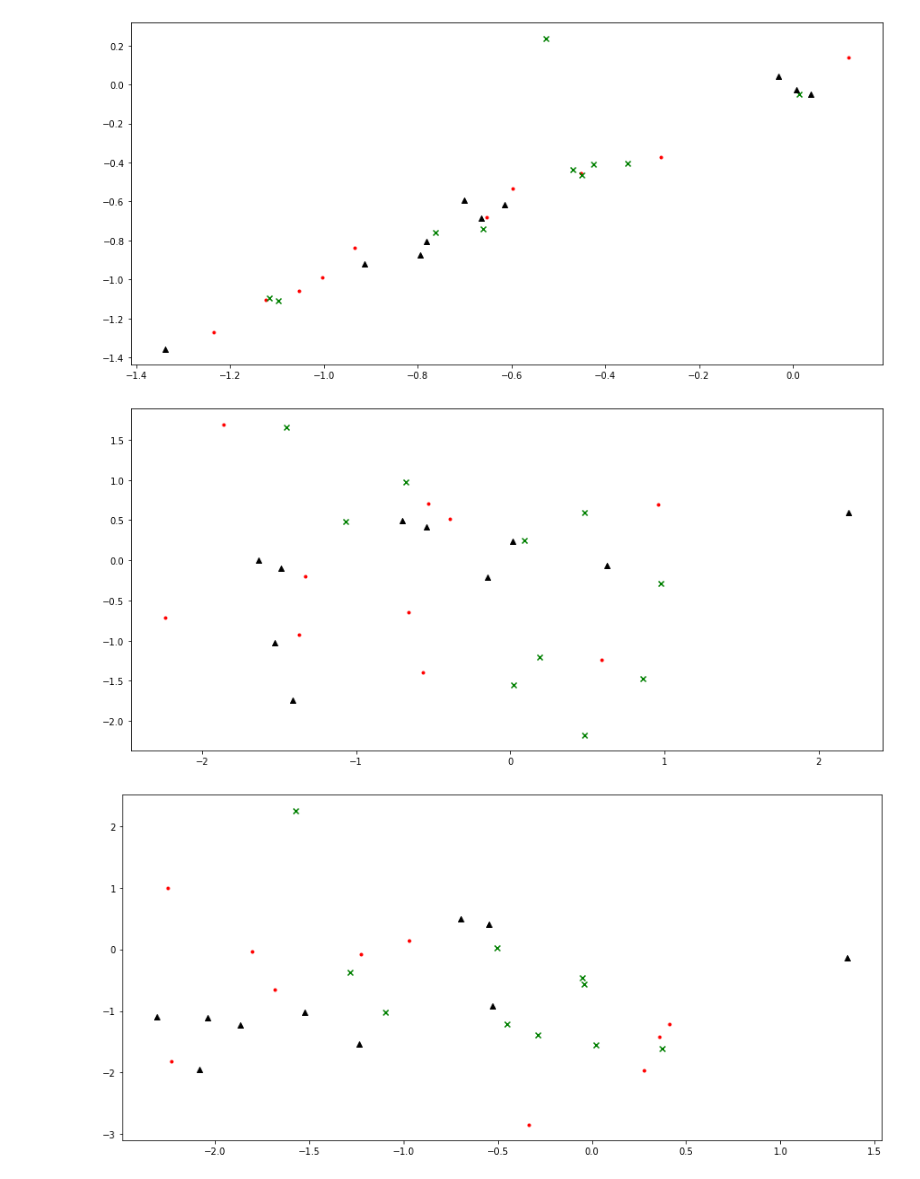
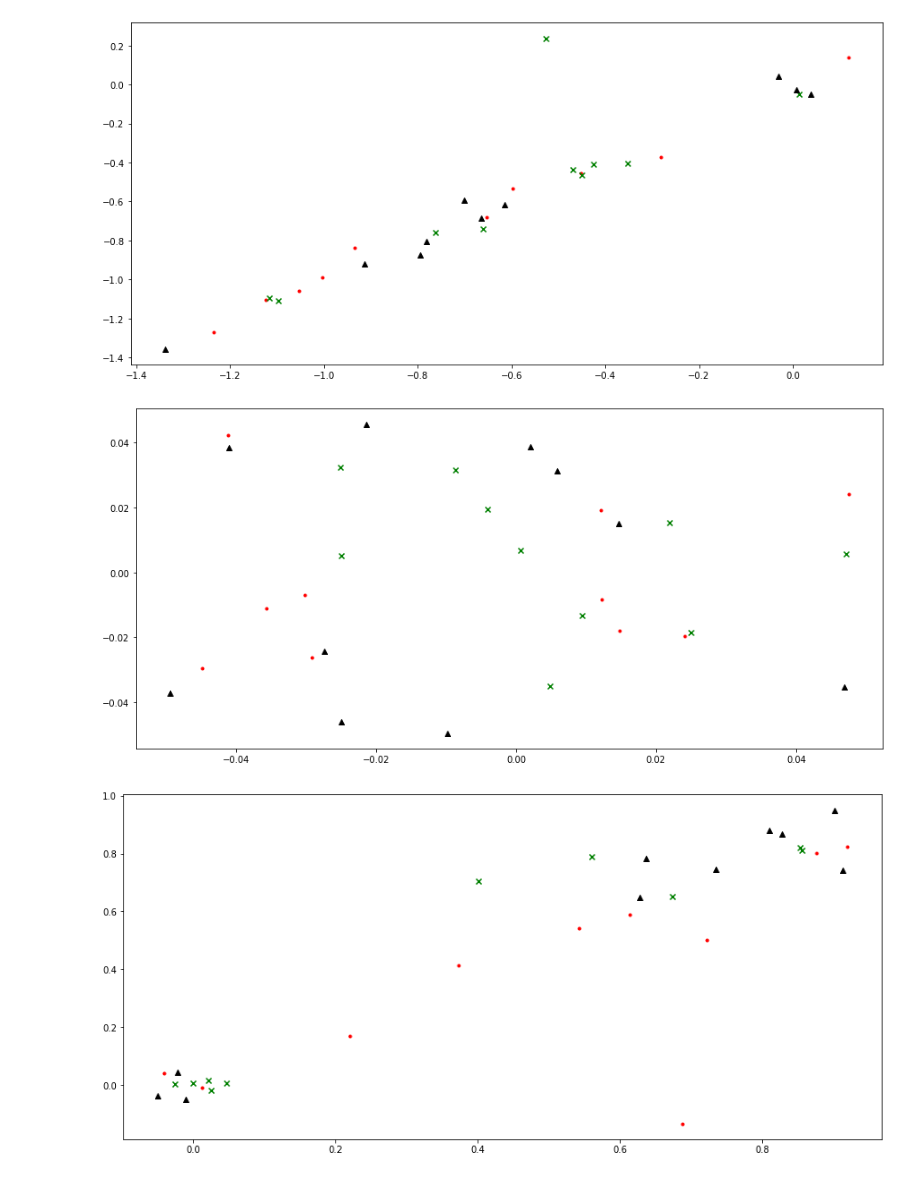
Before and after one commit to CodenameCYS/word2vec_exp, a Jupyter notebook: 模型效果评测.ipynb, the cells around one changed output. Cells and saved outputs as stored; diff of their text form; code cells hidden in the pictures.

```diff
--- a/模型效果评测.ipynb
+++ b/模型效果评测.ipynb
@@ -172,25 +172,25 @@ plt.show()
 [figure]
 [figure]
 # %%
-cbow_result = pickle.load(open("data/cbow_before_train_torch_100.pkl", "rb"))
+cbow_result = pickle.load(open("data/skip_gram_before_train_torch.pkl", "rb"))
 c_points = [cbow_result[w] for w in color]
 p_points = [cbow_result[w] for w in place]
 j_points = [cbow_result[w] for w in jobs]
 plt.figure(figsize=(15,7))
 plt.scatter([x[0] for x in c_points], [x[1] for x in c_points], marker=".", color="red")
 plt.scatter([x[0] for x in p_points], [x[1] for x in p_points], marker="x", color="green")
 plt.scatter([x[0] for x in j_points], [x[1] for x in j_points], marker="^", color="black")
 plt.show()
 
-cbow_result = pickle.load(open("data/cbow_after_train_torch_100.pkl", "rb"))
+cbow_result = pickle.load(open("data/skip_gram_after_train_torch.pkl", "rb"))
 c_points = [cbow_result[w] for w in color]
 p_points = [cbow_result[w] for w in place]
 j_points = [cbow_result[w] for w in jobs]
 plt.figure(figsize=(15,7))
 plt.scatter([x[0] for x in c_points], [x[1] for x in c_points], marker=".", color="red")
 plt.scatter([x[0] for x in p_points], [x[1] for x in p_points], marker="x", color="green")
 plt.scatter([x[0] for x in j_points], [x[1] for x in j_points], marker="^", color="black")
 plt.show()
 # %% [output]
-[figure, old version]
+[figure, new version]
-[figure, old version]
+[figure, new version]
```
Also changed, not shown: parts of 1 cell of this notebook.
